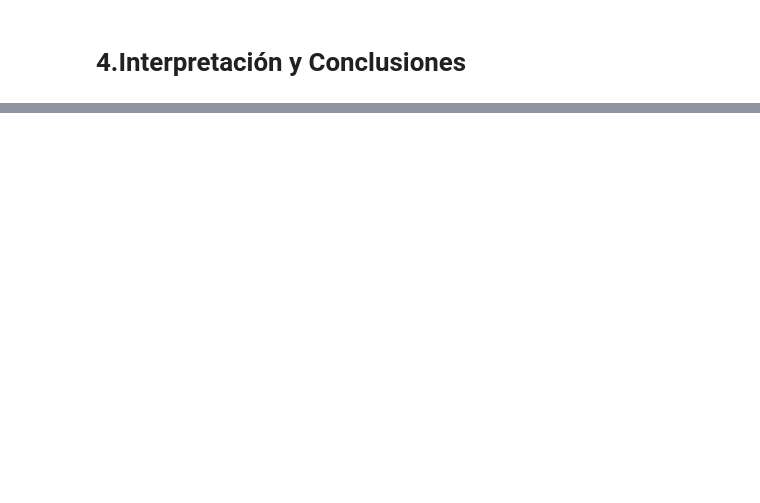
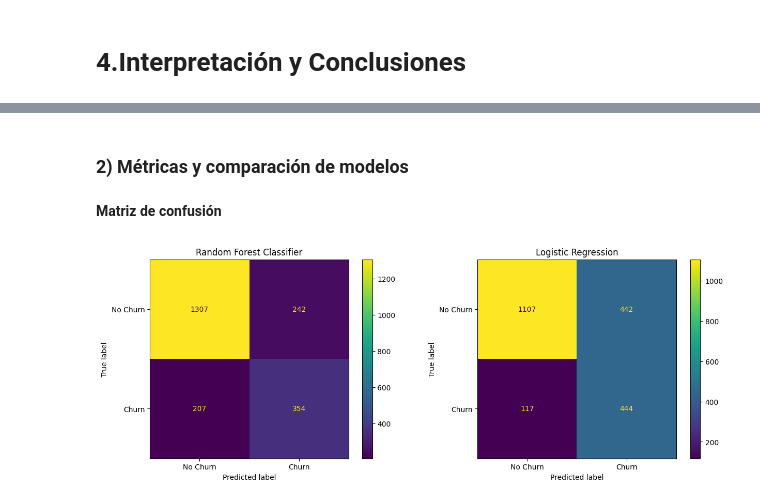
Before and after one commit to gianellannie/telecom-x-parte2, a Jupyter notebook: TelecomX_LATAM_parte2.ipynb, the cells around one changed output, grey strips where cells are left out. Saved outputs shown, nothing was run; the diff lists cells and outputs as text; code cells hidden in the pictures; blank space fills up the shorter version.

```diff
--- a/TelecomX_LATAM_parte2.ipynb
+++ b/TelecomX_LATAM_parte2.ipynb
@@ -10,0 +225,8 @@
+# %% [markdown]
+### 2) Métricas y comparación de modelos
+# %% [markdown]
+**Matriz de confusión**
+# %%
+matriz_confusion_modelos()
+# %% [output]
+[figure, added]
```
Also changed, not shown: parts of 25 cells of this notebook.
